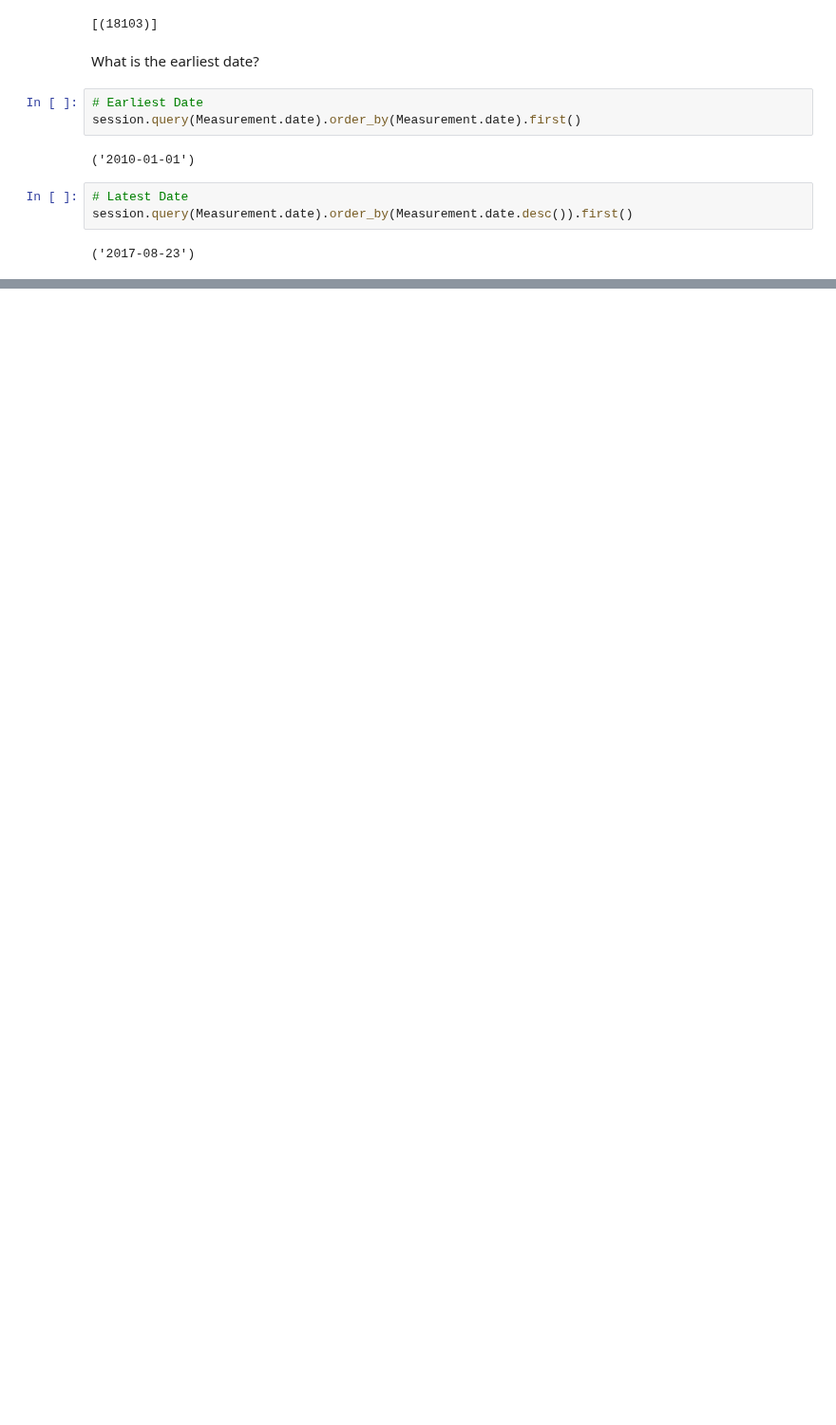
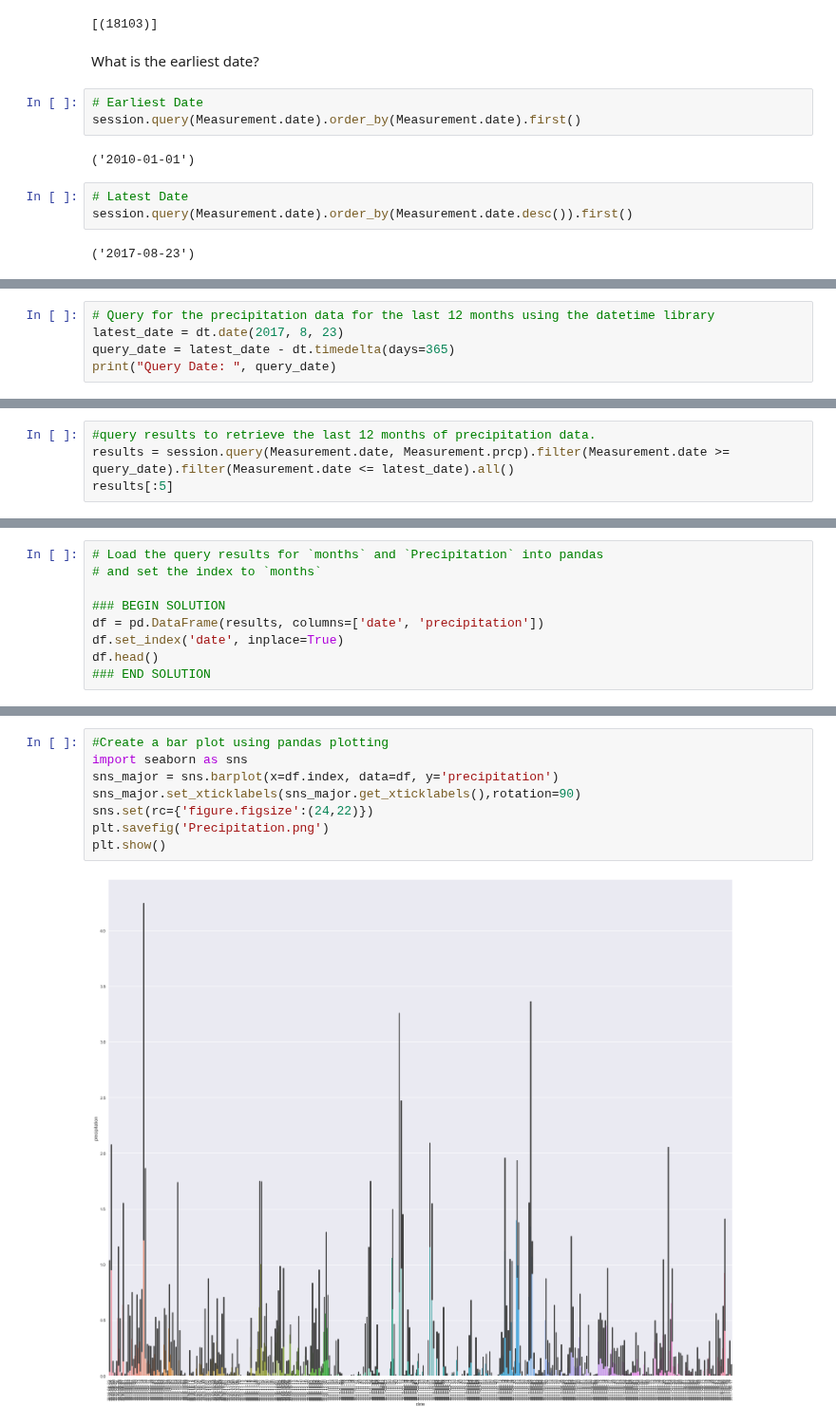
Before and after one commit to jjj3035/advanced_data_storage, a Jupyter notebook: climate_analysis.ipynb, the cells around one changed output, grey strips where cells are left out. Shown at 95% size. Cells and saved outputs as stored; diff of their text form; blank space fills up the shorter version.

```diff
--- a/climate_analysis.ipynb
+++ b/climate_analysis.ipynb
@@ -44,0 +56,5 @@ session.query(Measurement.date).order_by(Measurement.date.desc()).first()
+# %%
+# Query for the precipitation data for the last 12 months using the datetime library
+latest_date = dt.date(2017, 8, 23)
+query_date = latest_date - dt.timedelta(days=365)
+print("Query Date: ", query_date)
@@ -44,0 +63,4 @@ session.query(Measurement.date).order_by(Measurement.date.desc()).first()
+# %%
+#query results to retrieve the last 12 months of precipitation data.
+results = session.query(Measurement.date, Measurement.prcp).filter(Measurement.date >= query_date).filter(Measurement.date <= latest_date).all()
+results[:5]
@@ -44,0 +73,9 @@ session.query(Measurement.date).order_by(Measurement.date.desc()).first()
+# %%
+# Load the query results for `months` and `Precipitation` into pandas
+# and set the index to `months`
+
+### BEGIN SOLUTION
+df = pd.DataFrame(results, columns=['date', 'precipitation'])
+df.set_index('date', inplace=True)
+df.head()
+### END SOLUTION
@@ -44,0 +90,10 @@ session.query(Measurement.date).order_by(Measurement.date.desc()).first()
+# %%
+#Create a bar plot using pandas plotting
+import seaborn as sns
+sns_major = sns.barplot(x=df.index, data=df, y='precipitation')
+sns_major.set_xticklabels(sns_major.get_xticklabels(),rotation=90)
+sns.set(rc={'figure.figsize':(24,22)})
+plt.savefig('Precipitation.png')
+plt.show()
+# %% [output]
+[figure, added]
```
Also changed, not shown: parts of 17 cells of this notebook.
